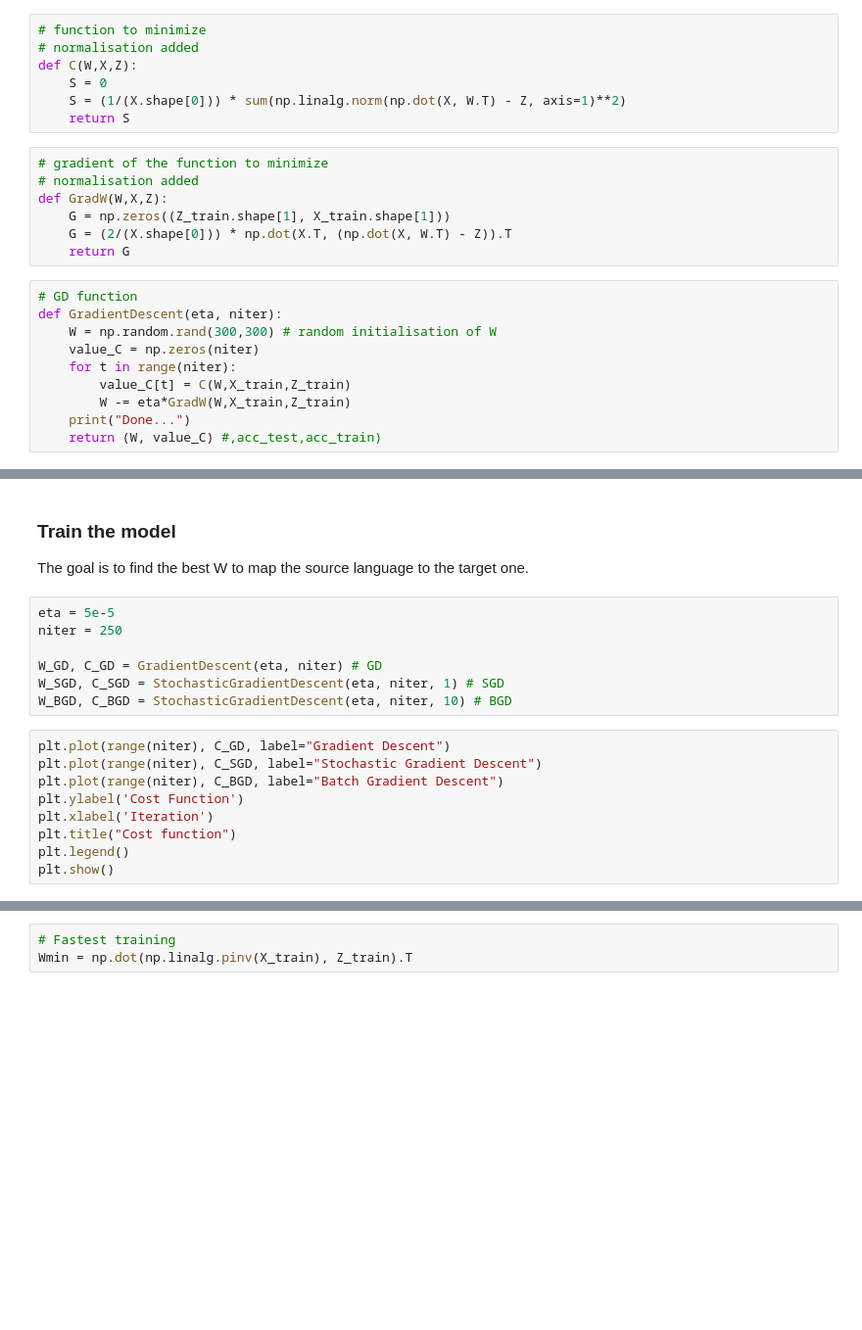
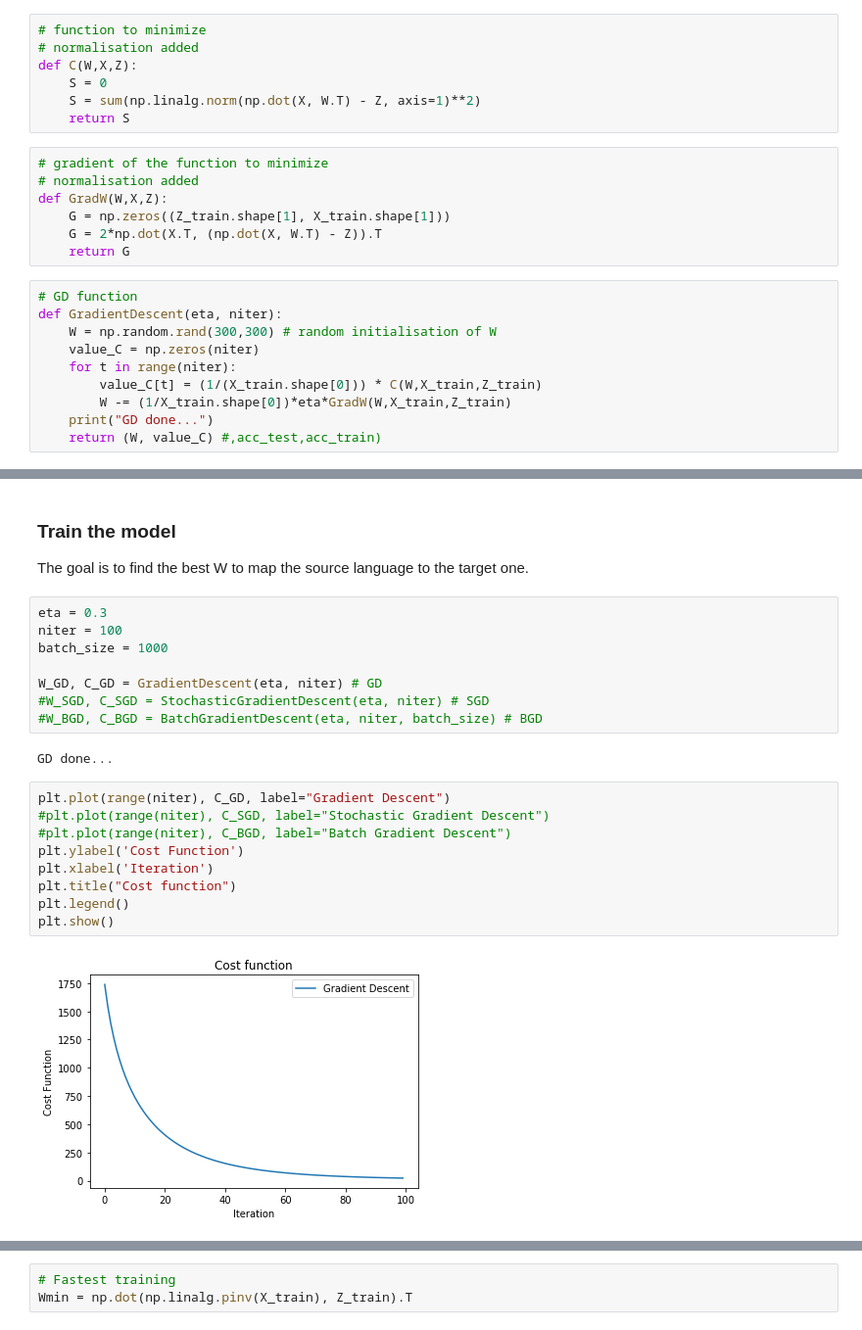
Before and after one commit to minhparis/nlp-gan, a Jupyter notebook: Projet_NLP_LM.ipynb, the cells around one changed output, grey strips where cells are left out. Shown: that part at 98% size. Drawn from its saved outputs; the diff is of its cells as text; blank space fills up the shorter version.

Commit message:
Gradient Descent all good, Orthogonalité all good, accuracy look good, par contre à revoir SGD, MGD, graphe sympa PCA...

```diff
--- a/Projet_NLP_LM.ipynb
+++ b/Projet_NLP_LM.ipynb
@@ -89,14 +94,14 @@ print("d2 dimension :", X_test.shape[1])
 # normalisation added
 def C(W,X,Z):
     S = 0
-    S = (1/(X.shape[0])) * sum(np.linalg.norm(np.dot(X, W.T) - Z, axis=1)**2)
+    S = sum(np.linalg.norm(np.dot(X, W.T) - Z, axis=1)**2)
     return S
 # %%
 # gradient of the function to minimize
 # normalisation added
 def GradW(W,X,Z):
     G = np.zeros((Z_train.shape[1], X_train.shape[1]))
-    G = (2/(X.shape[0])) * np.dot(X.T, (np.dot(X, W.T) - Z)).T
+    G = 2*np.dot(X.T, (np.dot(X, W.T) - Z)).T
     return G
 # %%
 # GD function
@@ -104,7 +109,7 @@ def GradientDescent(eta, niter):
     W = np.random.rand(300,300) # random initialisation of W
     value_C = np.zeros(niter)
     for t in range(niter):
-        value_C[t] = C(W,X_train,Z_train)
-        W -= eta*GradW(W,X_train,Z_train)
-    print("Done...")
+        value_C[t] = (1/(X_train.shape[0])) * C(W,X_train,Z_train)
+        W -= (1/X_train.shape[0])*eta*GradW(W,X_train,Z_train)
+    print("GD done...")
     return (W, value_C) #,acc_test,acc_train)
@@ -133,20 +156,25 @@ def StochasticGradientDescent(eta, niter, nb):
 ### Train the model
 The goal is to find the best W to map the source language to the target one.
 # %%
-eta = 5e-5
-niter = 250
+eta = 0.3
+niter = 100
+batch_size = 1000
 
 W_GD, C_GD = GradientDescent(eta, niter) # GD
-W_SGD, C_SGD = StochasticGradientDescent(eta, niter, 1) # SGD
-W_BGD, C_BGD = StochasticGradientDescent(eta, niter, 10) # BGD
+#W_SGD, C_SGD = StochasticGradientDescent(eta, niter) # SGD
+#W_BGD, C_BGD = BatchGradientDescent(eta, niter, batch_size) # BGD
+# %% [output]
+GD done...
 # %%
 plt.plot(range(niter), C_GD, label="Gradient Descent")
-plt.plot(range(niter), C_SGD, label="Stochastic Gradient Descent")
-plt.plot(range(niter), C_BGD, label="Batch Gradient Descent")
+#plt.plot(range(niter), C_SGD, label="Stochastic Gradient Descent")
+#plt.plot(range(niter), C_BGD, label="Batch Gradient Descent")
 plt.ylabel('Cost Function')
 plt.xlabel('Iteration')
 plt.title("Cost function")
 plt.legend()
 plt.show()
+# %% [output]
+[figure, added]
 # %% [markdown]
 WTF pour le SGD et le BGD ?
```
Also changed, not shown: parts of 18 cells of this notebook.
